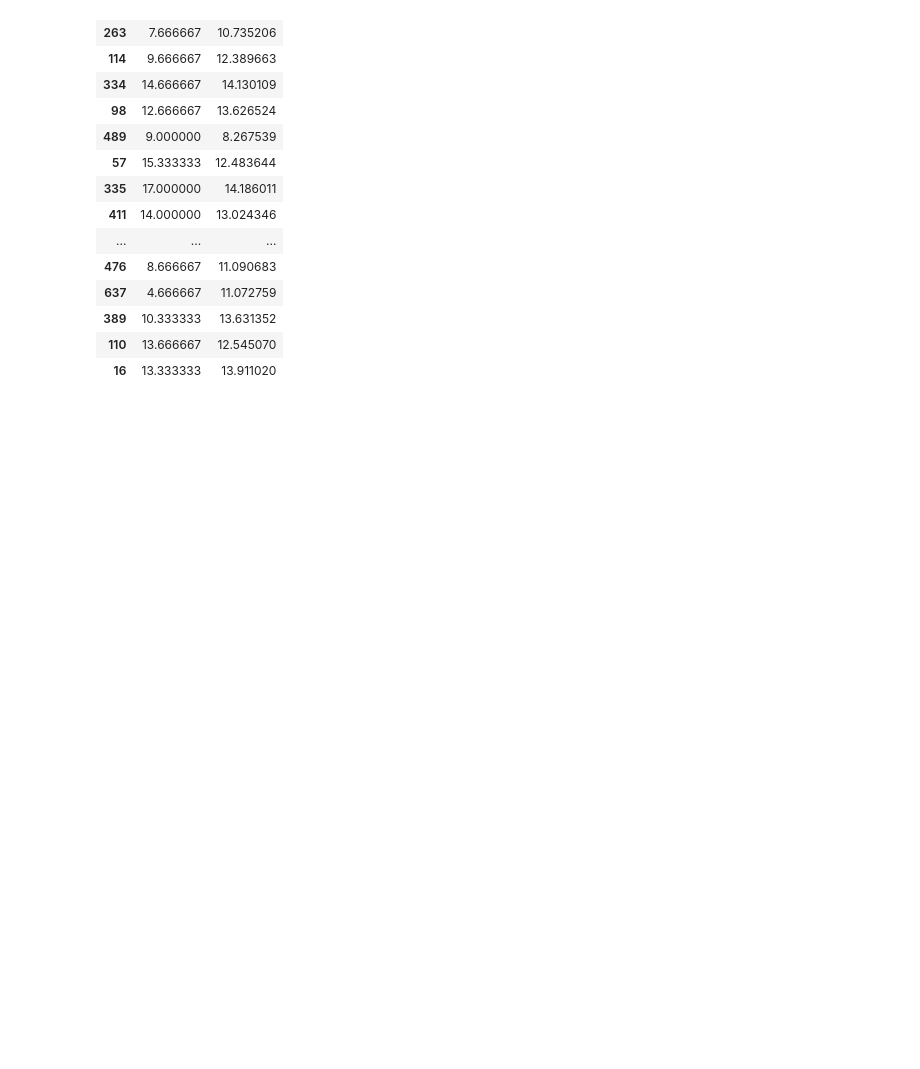
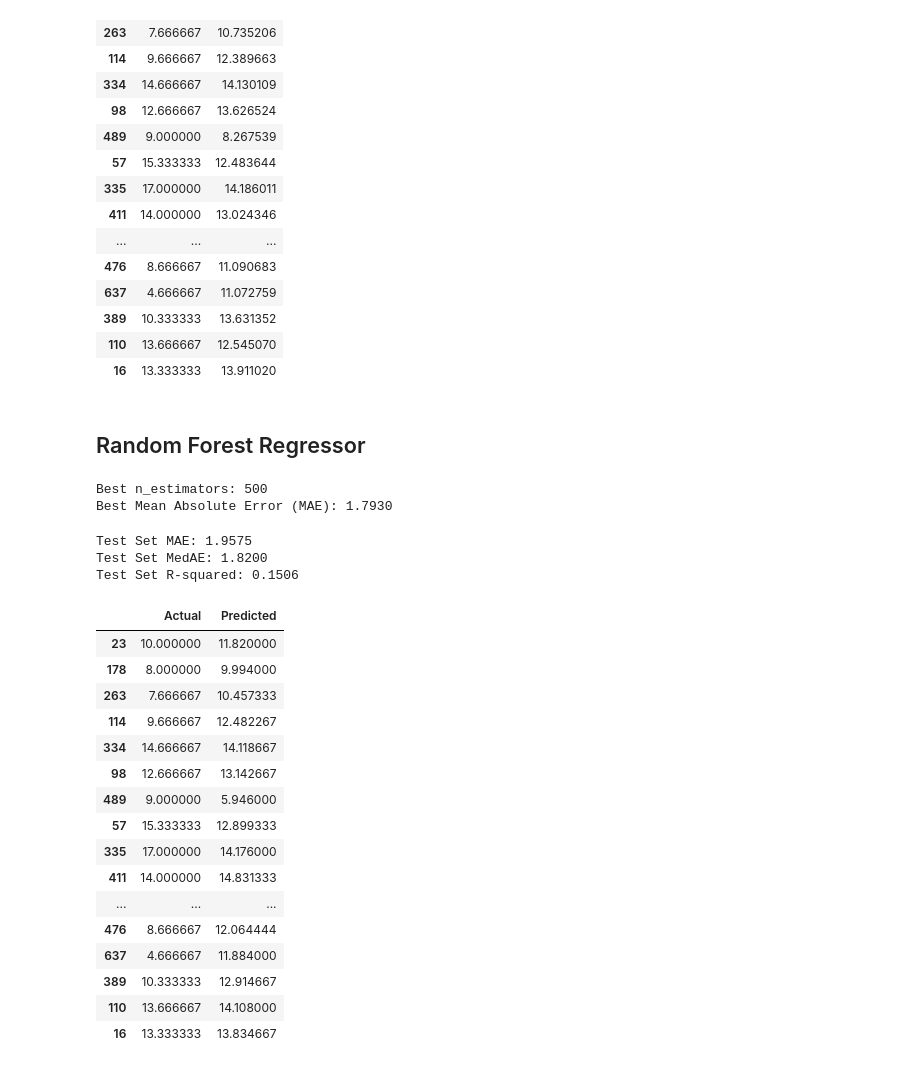
Before and after one commit to rb23abm/Behavioral-and-Alcohol-Consumption-Data-Driven-Models-for-Academic-Success-Prediction, a Jupyter notebook: code.ipynb, the cells around one changed output. Saved outputs shown, nothing was run; the diff lists cells and outputs as text; code cells hidden in the pictures; blank space fills up the shorter version.

Commit message:
applied random forest regression

```diff
--- a/code.ipynb
+++ b/code.ipynb
@@ -680,3 +684,5 @@ results_df.head(20)
 | 389 | 10.333333 | 13.631352 |
 | 110 | 13.666667 | 12.545070 |
 | 16 | 13.333333 | 13.911020 |
+# %% [markdown]
+## Random Forest Regressor
@@ -682,0 +691,57 @@ results_df.head(20)
+# %%
+n_estimators_values = [10, 50, 100, 200, 500]  #  Testing values for the number of estimators
+
+mae_scorer = make_scorer(mean_absolute_error, greater_is_better=False)
+
+param_grid = {'n_estimators': n_estimators_values}
+
+random_forest_regressor = RandomForestRegressor()
+grid_search = GridSearchCV(estimator=random_forest_regressor, param_grid=param_grid, scoring=mae_scorer, cv=5)
+grid_search.fit(x_train, y_train)
+best_n_estimators = grid_search.best_params_['n_estimators']
+best_score = -grid_search.best_score_
+
+print(f"Best n_estimators: {best_n_estimators}")
+print(f"Best Mean Absolute Error (MAE): {best_score:.4f}")
+# %% [output]
+Best n_estimators: 500
+Best Mean Absolute Error (MAE): 1.7930
+# %%
+best_model = grid_search.best_estimator_
+y_pred_test = best_model.predict(x_test)
+test_mae = mean_absolute_error(y_test, y_pred_test)
+test_medae = median_absolute_error(y_test, y_pred_test)
+test_r2 = r2_score(y_test, y_pred_test)
+
+print(f"Test Set MAE: {test_mae:.4f}")
+print(f"Test Set MedAE: {test_medae:.4f}")
+print(f"Test Set R-squared: {test_r2:.4f}")
+# %% [output]
+Test Set MAE: 1.9575
+Test Set MedAE: 1.8200
+Test Set R-squared: 0.1506
+# %%
+results_df = pd.DataFrame({
+    'Actual': y_test,
+    'Predicted': y_pred_test
+})
+
+results_df.head(20)
+# %% [output]
+|  | Actual | Predicted |
+| 23 | 10.000000 | 11.820000 |
+| 178 | 8.000000 | 9.994000 |
+| 263 | 7.666667 | 10.457333 |
+| 114 | 9.666667 | 12.482267 |
+| 334 | 14.666667 | 14.118667 |
+| 98 | 12.666667 | 13.142667 |
+| 489 | 9.000000 | 5.946000 |
+| 57 | 15.333333 | 12.899333 |
+| 335 | 17.000000 | 14.176000 |
+| 411 | 14.000000 | 14.831333 |
+| ... | ... | ... |
+| 476 | 8.666667 | 12.064444 |
+| 637 | 4.666667 | 11.884000 |
+| 389 | 10.333333 | 12.914667 |
+| 110 | 13.666667 | 14.108000 |
+| 16 | 13.333333 | 13.834667 |
```
Also changed, not shown: parts of 3 cells of this notebook.
